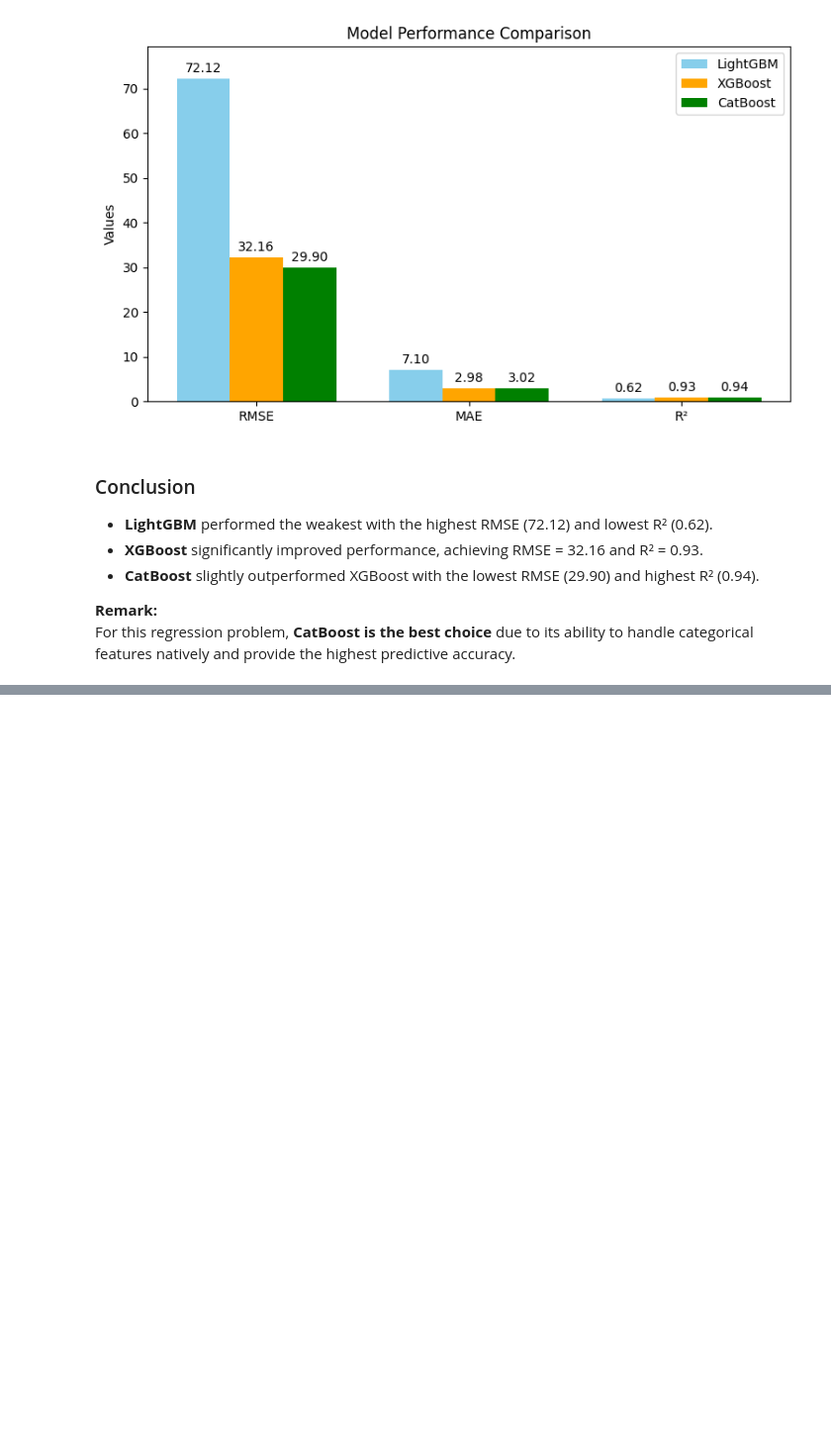
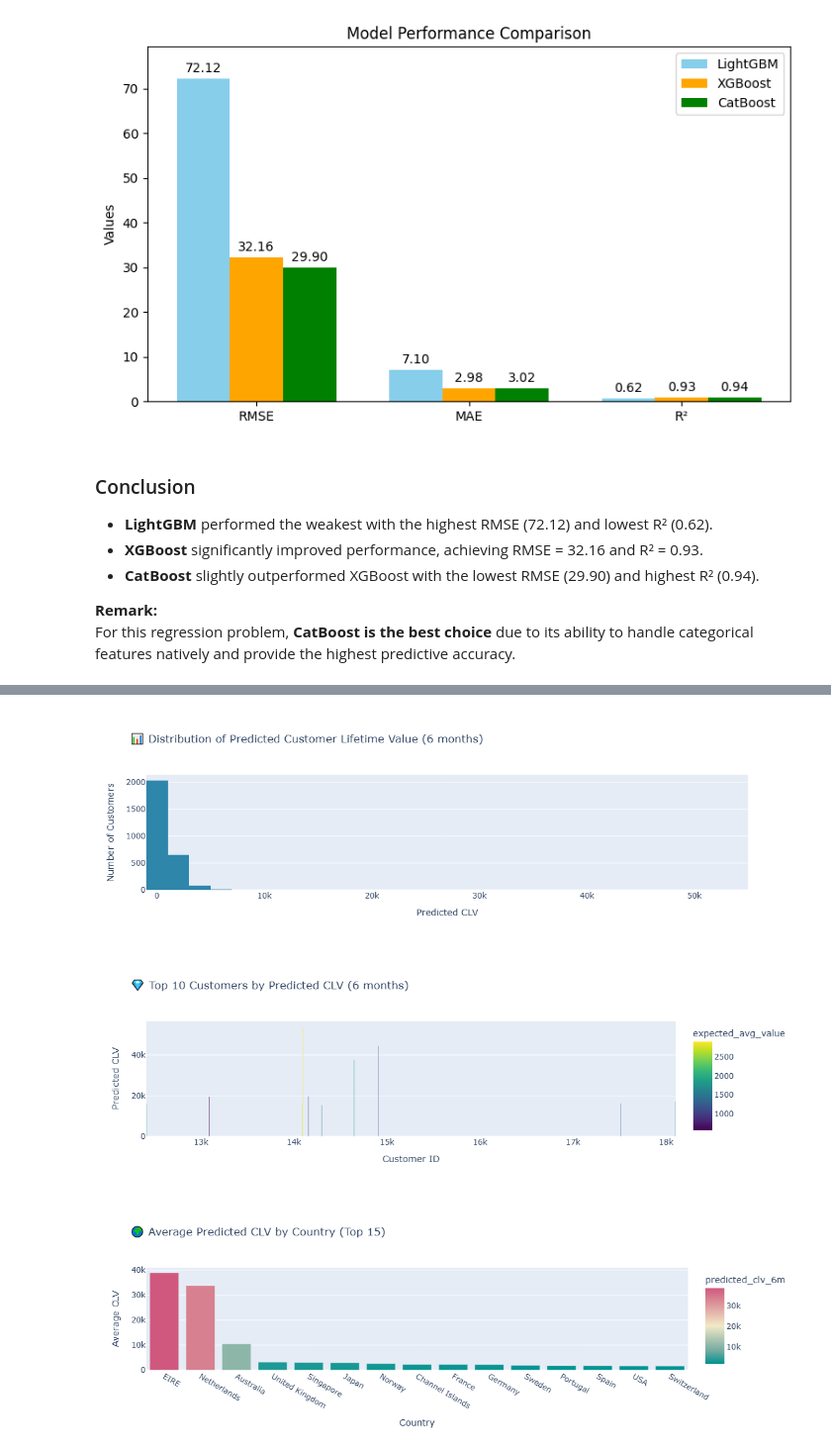
Before and after one commit to NadaManai/Customer-Lifetime-Value-Prediction-Segmentation-for-E-commerce, a Jupyter notebook: CLV prediction and customer segmentation/CLV prediction (Supervised ML models).ipynb, the cells around one changed output, grey strips where cells are left out. Shown at 99% size. Saved outputs shown, nothing was run; the diff lists cells and outputs as text; code cells hidden in the pictures; blank space fills up the shorter version.

```diff
--- a/CLV prediction and customer segmentation/Customer Lifetime Value (CLV) prediction.ipynb
+++ b/CLV prediction and customer segmentation/CLV prediction (Supervised ML models).ipynb
@@ -531,0 +637,57 @@ For this regression problem, **CatBoost is the best choice** due to its ability
+# %%
+# add predicted CLV to main data
+data = data.merge(
+    returning_customers[['predicted_clv_6m']],
+    on='CustomerID',
+    how='left'
+)
+# %%
+# CLV distribution
+fig1 = px.histogram(
+    returning_customers,
+    x='predicted_clv_6m',
+    nbins=50,
+    title='📊 Distribution of Predicted Customer Lifetime Value (6 months)',
+    color_discrete_sequence=['#2E86AB']
+)
+fig1.update_layout(xaxis_title='Predicted CLV', yaxis_title='Number of Customers')
+fig1.show()
+
+# top 10 Customers by CLV
+top_customers = (
+    returning_customers.sort_values(by='predicted_clv_6m', ascending=False)
+    .head(10)
+    .reset_index()
+)
+
+fig2 = px.bar(
+    top_customers,
+    x='CustomerID',
+    y='predicted_clv_6m',
+    color='expected_avg_value',
+    color_continuous_scale='viridis',
+    title='💎 Top 10 Customers by Predicted CLV (6 months)',
+)
+fig2.update_layout(xaxis_title='Customer ID', yaxis_title='Predicted CLV')
+fig2.show()
+
+# average CLV by Country (if available)
+if 'Country' in data.columns:
+    avg_clv_country = data.groupby('Country')['predicted_clv_6m'].mean().reset_index()
+
+    fig3 = px.bar(
+        avg_clv_country.sort_values(by='predicted_clv_6m', ascending=False).head(15),
+        x='Country',
+        y='predicted_clv_6m',
+        title='🌍 Average Predicted CLV by Country (Top 15)',
+        color='predicted_clv_6m',
+        color_continuous_scale='tealrose'
+    )
+    fig3.update_layout(xaxis_title='Country', yaxis_title='Average CLV')
+    fig3.show()
+else:
+    print("⚠️ 'Country' column not found — skipping country-level CLV plot.")
+# %% [output]
+[figure, added]
+[figure, added]
+[figure, added]
```
Also changed, not shown: parts of 10 cells of this notebook, 1 other file.
